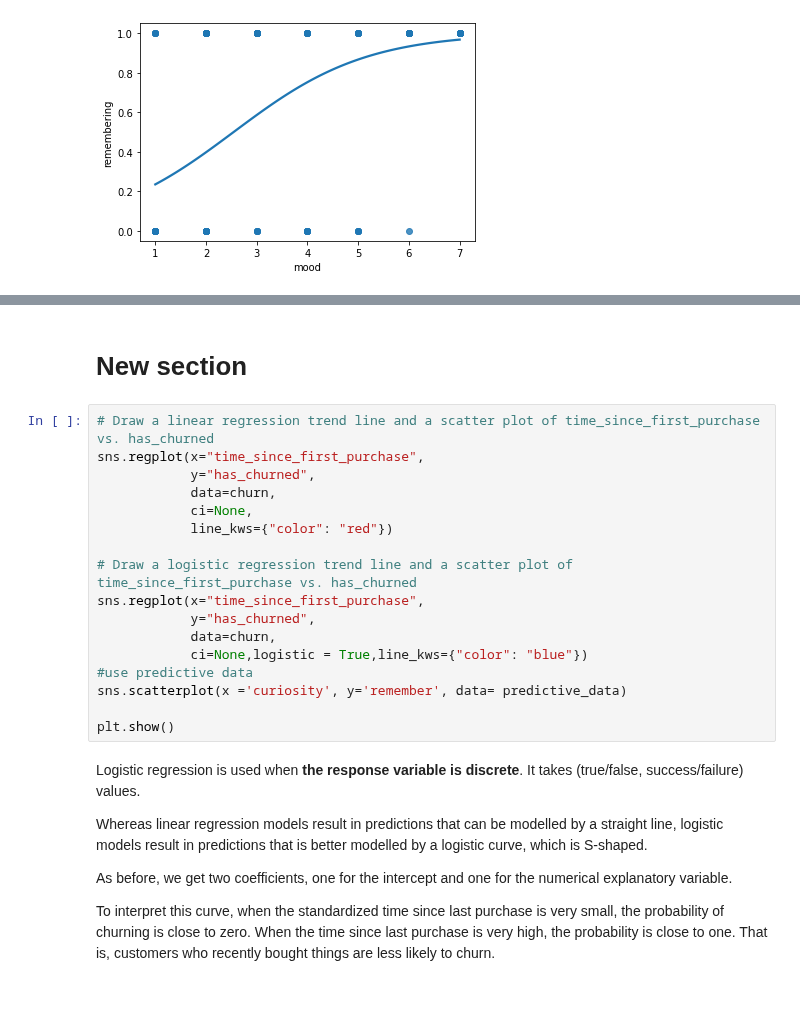
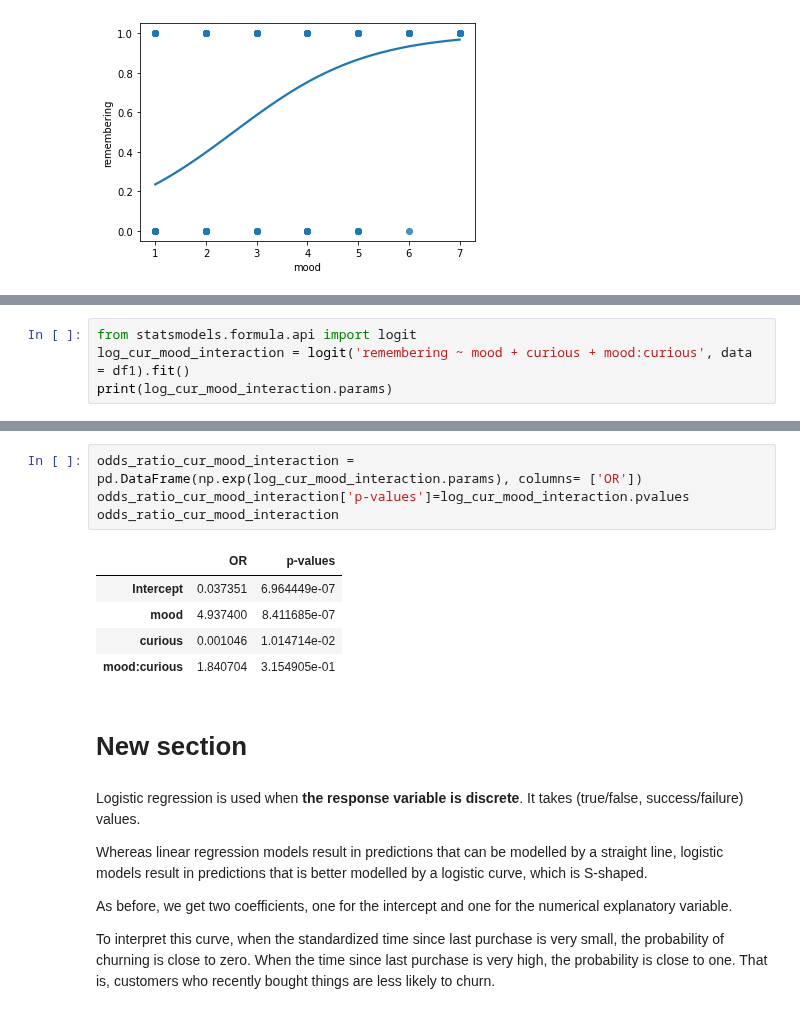
Before and after one commit to ia-nechaev/aqm2022, a Jupyter notebook: Copy_of_Logistic_regression.ipynb, the cells around one changed output, grey strips where cells are left out. Cells and saved outputs as stored; diff of their text form.

```diff
--- a/Copy_of_Logistic_regression.ipynb
+++ b/Copy_of_Logistic_regression.ipynb
@@ -305,0 +289,4 @@ print(prediction_data.head())
+# %%
+from statsmodels.formula.api import logit
+log_cur_mood_interaction = logit('remembering ~ mood + curious + mood:curious', data = df1).fit()
+print(log_cur_mood_interaction.params)
@@ -306,22 +302,15 @@ print(prediction_data.head())
+# %%
+odds_ratio_cur_mood_interaction = pd.DataFrame(np.exp(log_cur_mood_interaction.params), columns= ['OR'])
+odds_ratio_cur_mood_interaction['p-values']=log_cur_mood_interaction.pvalues
+odds_ratio_cur_mood_interaction
+# %% [output]
+|  | OR | p-values |
+| Intercept | 0.037351 | 6.964449e-07 |
+| mood | 4.937400 | 8.411685e-07 |
+| curious | 0.001046 | 1.014714e-02 |
+| mood:curious | 1.840704 | 3.154905e-01 |
 # %% [markdown]
 # New section
-# %%
-# Draw a linear regression trend line and a scatter plot of time_since_first_purchase vs. has_churned
-sns.regplot(x="time_since_first_purchase",
-            y="has_churned",
-            data=churn,
-            ci=None,
-            line_kws={"color": "red"})
-
-# Draw a logistic regression trend line and a scatter plot of time_since_first_purchase vs. has_churned
-sns.regplot(x="time_since_first_purchase",
-            y="has_churned",
-            data=churn,
-            ci=None,logistic = True,line_kws={"color": "blue"})
-#use predictive data
-sns.scatterplot(x ='curiosity', y='remember', data= predictive_data)
-
-plt.show()
 # %% [markdown]
 Logistic regression is used when **the response variable is discrete**. It takes (true/false, success/failure)  values.
 
```
Also changed, not shown: parts of 14 cells of this notebook.
